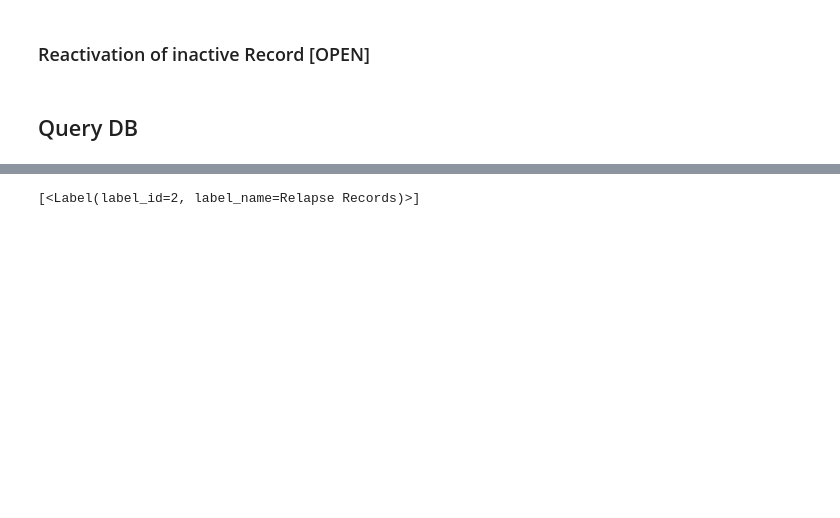
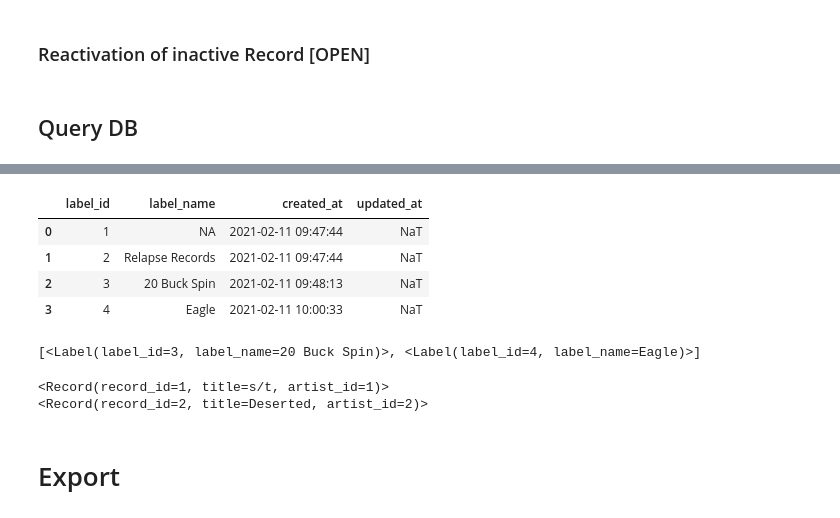
Before and after one commit to rbuerki/death-metal-disco, a Jupyter notebook: dev/dev_stuff_2.ipynb, the cells around one changed output, grey strips where cells are left out. Cells and saved outputs as stored; diff of their text form; code cells hidden in the pictures; blank space fills up the shorter version.

```diff
--- a/dev/dev_stuff_2.ipynb
+++ b/dev/dev_stuff_2.ipynb
@@ -231,6 +239,20 @@ pd.read_sql("artists", engine)
+# %%
+pd.read_sql("labels", engine)
+# %% [output]
+|  | label_id | label_name | created_at | updated_at |
+| 0 | 1 | NA | 2021-02-11 09:47:44 | NaT |
+| 1 | 2 | Relapse Records | 2021-02-11 09:47:44 | NaT |
+| 2 | 3 | 20 Buck Spin | 2021-02-11 09:48:13 | NaT |
+| 3 | 4 | Eagle | 2021-02-11 10:00:33 | NaT |
 # %%
-for result in session.query(Record).filter(Record.title == "Deserted").all():
+for result in session.query(Record).filter(Record.title == "Poisoned Blood").all():
     print(result.labels)
 # %% [output]
-[<Label(label_id=2, label_name=Relapse Records)>]
+[<Label(label_id=3, label_name=20 Buck Spin)>, <Label(label_id=4, label_name=Eagle)>]
+# %%
+for result in session.query(Record).filter(Record.format_id == 1).all():
+    print(result)
+# %% [output]
+<Record(record_id=1, title=s/t, artist_id=1)>
+<Record(record_id=2, title=Deserted, artist_id=2)>
 # %%
@@ -237,0 +263,2 @@ TODO: On Updates the old values are not overwritten in many to many relationship
+# %% [markdown]
+# Export
```
Also changed, not shown: parts of 31 cells of this notebook, 6 other files.
